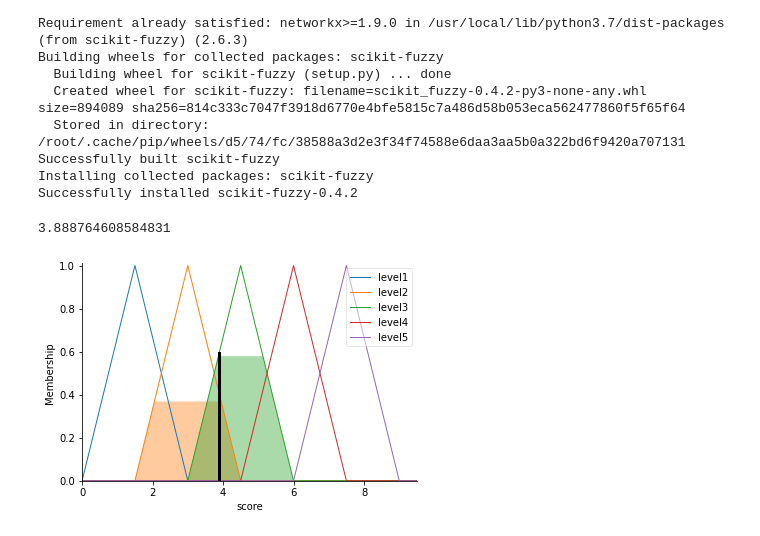
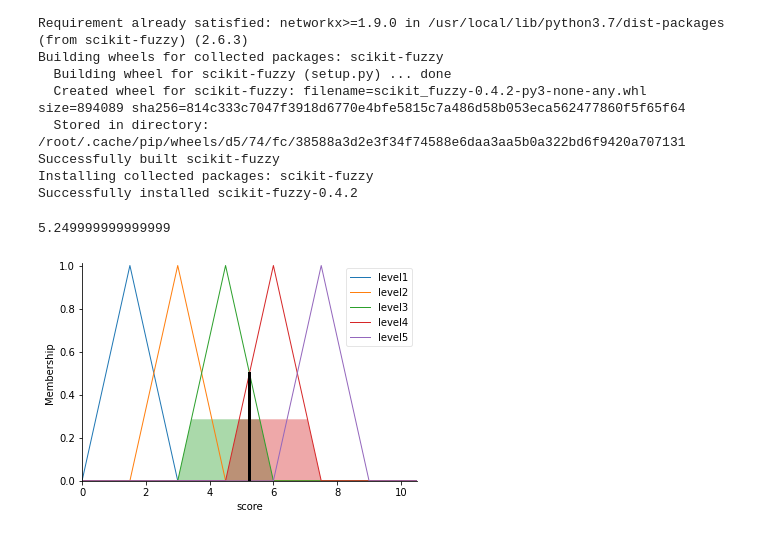
Before and after one commit to ktonon0401/AI-training, a Jupyter notebook: HW1.ipynb, the cells around one changed output. Drawn from its saved outputs; the diff is of its cells as text; code cells hidden in the pictures.

```diff
--- a/HW1.ipynb
+++ b/HW1.ipynb
@@ -22,12 +22,12 @@ import numpy as np
 import skfuzzy as fuzz
 from skfuzzy import control as ctrl
 
-taste = ctrl.Antecedent(np.arange(0,10,0.5),'taste')
-envi = ctrl.Antecedent(np.arange(0,10,0.5),'envi')
-budget = ctrl.Antecedent(np.arange(0,10,0.5),'budget')
-user_review = ctrl.Antecedent(np.arange(0,10,0.5),'user_review')
-location = ctrl.Antecedent(np.arange(0,10,0.5),'location')
-score = ctrl.Consequent(np.arange(0,10,0.5),'score')
+taste = ctrl.Antecedent(np.arange(0,4,0.5),'taste')
+envi = ctrl.Antecedent(np.arange(0,4,0.5),'envi')
+budget = ctrl.Antecedent(np.arange(0,4,0.5),'budget')
+user_review = ctrl.Antecedent(np.arange(0,4,0.5),'user_review')
+location = ctrl.Antecedent(np.arange(0,4,0.5),'location')
+score = ctrl.Consequent(np.arange(0,11,0.5),'score')
 #Tạo membership tự động
 taste_level=envi_level=budget_level=user_review_level=location_level=['less','medium','high']
 taste.automf(names=taste_level)
@@ -40,33 +40,33 @@ location.automf(names=location_level)
 score['level1']=fuzz.trimf(score.universe,[0,1.5,3])
 score['level2']=fuzz.trimf(score.universe,[1.5,3,4.5])
 score['level3']=fuzz.trimf(score.universe,[3,4.5,6])
 score['level4']=fuzz.trimf(score.universe,[4.5,6,7.5])
 score['level5']=fuzz.trimf(score.universe,[6,7.5,9])
 
 rule1=ctrl.Rule(taste['less']&envi['less']&budget['less']&user_review['less']&location['less'],score['level2'])
 rule2=ctrl.Rule(taste['medium']&envi['less']&budget['less']&user_review['less']&location['less'],score['level2'])
 rule3=ctrl.Rule(taste['medium']&envi['medium']&budget['less']&user_review['less']&location['less'],score['level3'])
 rule4=ctrl.Rule(taste['medium']&envi['medium']&budget['medium']&user_review['less']&location['less'],score['level3'])
 rule5=ctrl.Rule(taste['medium']&envi['medium']&budget['medium']&user_review['high']&location['less'],score['level3'])
 rule6=ctrl.Rule(taste['high']&envi['medium']&budget['medium']&user_review['less']&location['less'],score['level4'])
 rule7=ctrl.Rule(taste['medium']&envi['high']&budget['medium']&user_review['medium']&location['less'],score['level4'])
 rule8=ctrl.Rule(taste['medium']&envi['high']&budget['high']&user_review['medium']&location['less'],score['level4'])
 rule9=ctrl.Rule(taste['medium']&envi['high']&budget['medium']&user_review['high']&location['high'],score['level5'])
 rule10=ctrl.Rule(taste['high']&envi['medium']&budget['high']&user_review['high']&location['high'],score['level5'])
 rule11=ctrl.Rule(taste['high']&envi['high']&budget['high']&user_review['high']&location['high'],score['level5'])
 
 # rule1.view()
 score_ctrl = ctrl.ControlSystem([rule1,rule2,rule3,rule4,rule5,rule6,rule7,rule8,rule9,rule10,rule11])
 score_out = ctrl.ControlSystemSimulation(score_ctrl)
 score_out.input['taste']=3
 score_out.input['envi']=3
 score_out.input['budget']=2
 score_out.input['user_review']=1
 score_out.input['location']=1
 score_out.compute()
 print(score_out.output['score'])
 score.view(sim = score_out)
 # %% [output]
-3.888764608584831
+5.249999999999999
-[figure, old version]
+[figure, new version]
 # %%
```
Also changed, not shown: parts of 3 cells of this notebook.
